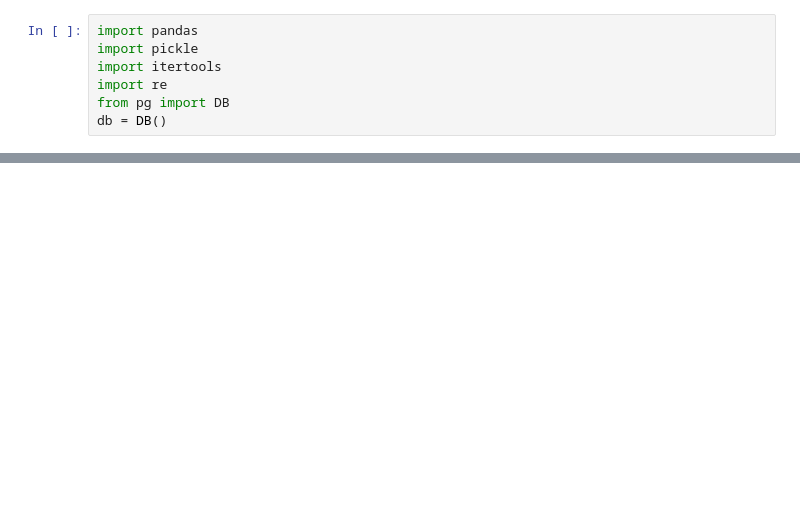
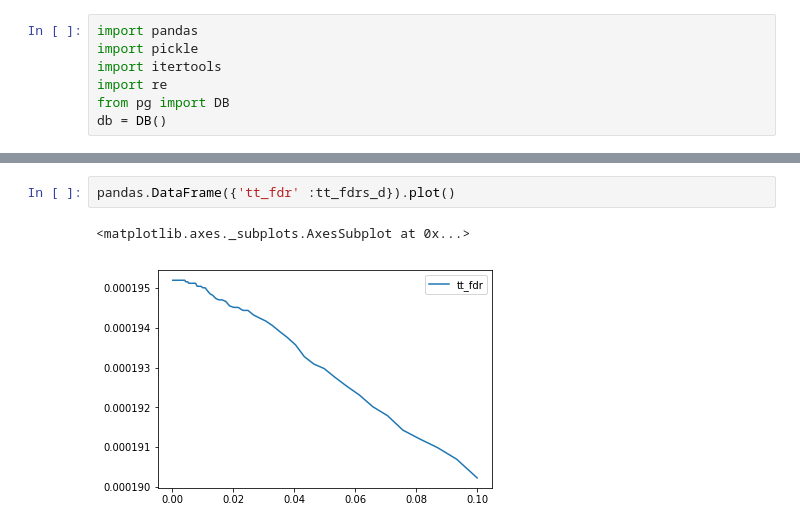
Before and after one commit to fatima711/motif_discovery, a Jupyter notebook: analysis/Untitled.ipynb, the cells around one changed output, grey strips where cells are left out. Cells and saved outputs as stored; diff of their text form; blank space fills up the shorter version.

```diff
--- a/analysis/Untitled.ipynb
+++ b/analysis/Untitled.ipynb
@@ -69,0 +105,5 @@ foo = df.plot(kind='hist', bins=1000,log=True)
+# %%
+pandas.DataFrame({'tt_fdr' :tt_fdrs_d}).plot()
+# %% [output]
+<matplotlib.axes._subplots.AxesSubplot at 0x...>
+[figure, added]
```
Also changed, not shown: parts of 11 cells of this notebook, 15 other files.
